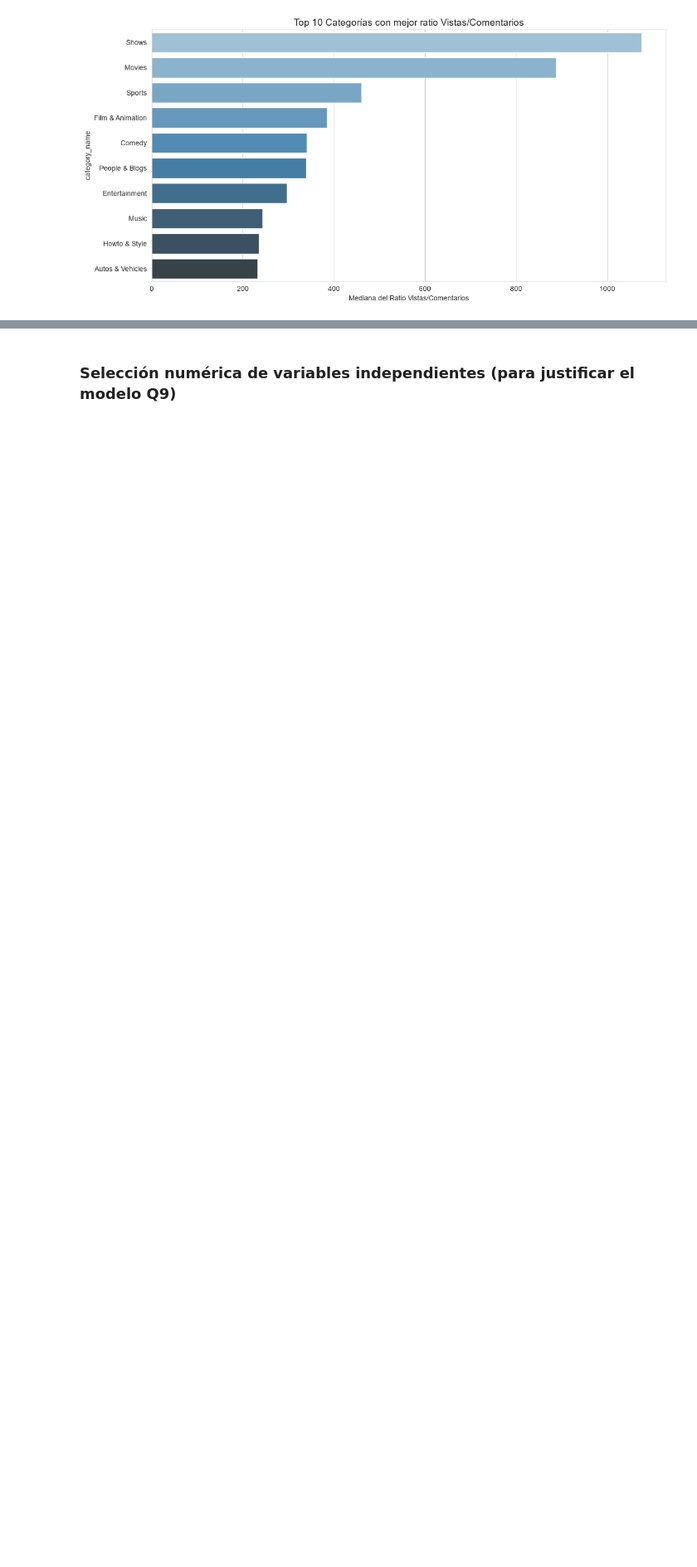
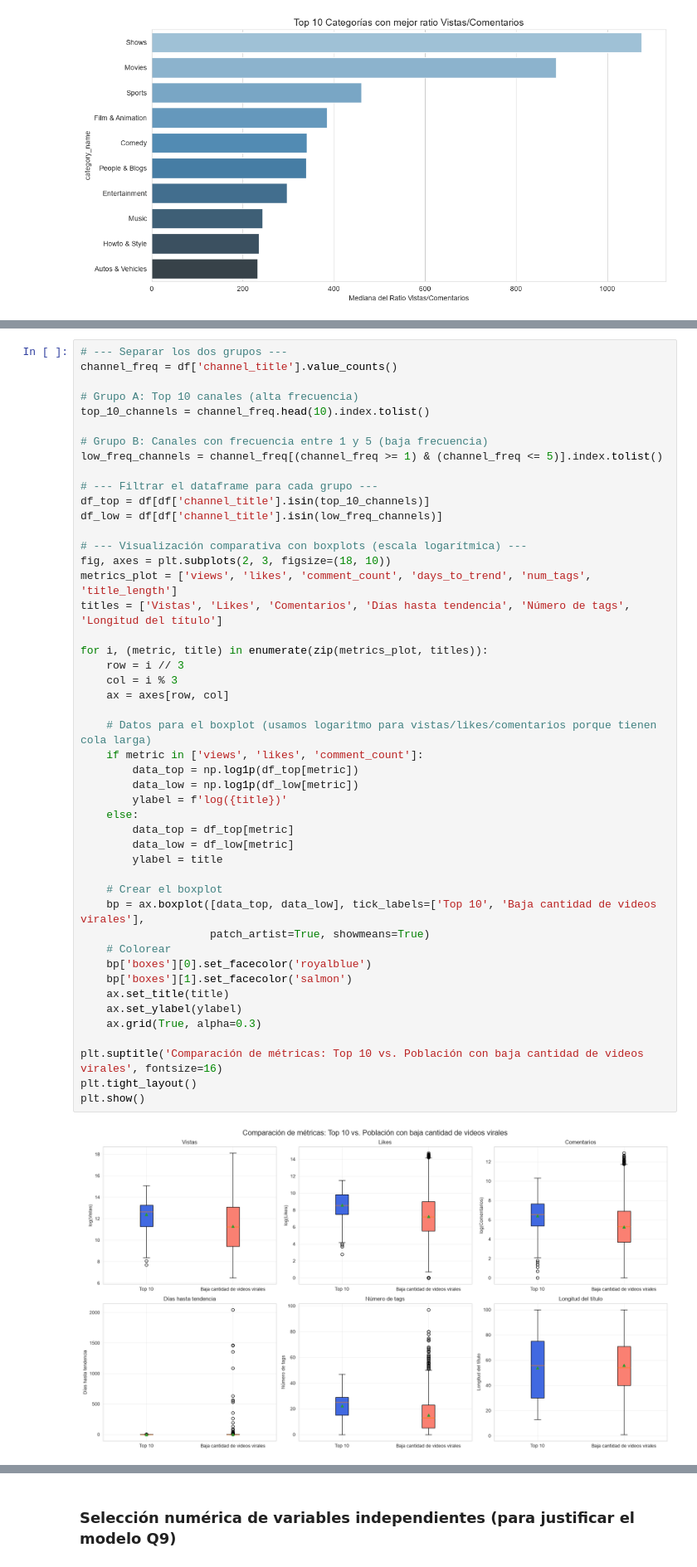
Before and after one commit to MartinDAA/FDS-2026-1-3227, a Jupyter notebook: code/EDA.ipynb, the cells around one changed output, grey strips where cells are left out. Shown at 83% size. Drawn from its saved outputs; the diff is of its cells as text; blank space fills up the shorter version.

```diff
--- a/code/EDA.ipynb
+++ b/code/EDA.ipynb
@@ -221,0 +335,49 @@ plt.show()
+# %%
+# --- Separar los dos grupos ---
+channel_freq = df['channel_title'].value_counts()
+
+# Grupo A: Top 10 canales (alta frecuencia)
+top_10_channels = channel_freq.head(10).index.tolist()
+
+# Grupo B: Canales con frecuencia entre 1 y 5 (baja frecuencia)
+low_freq_channels = channel_freq[(channel_freq >= 1) & (channel_freq <= 5)].index.tolist()
+
+# --- Filtrar el dataframe para cada grupo ---
+df_top = df[df['channel_title'].isin(top_10_channels)]
+df_low = df[df['channel_title'].isin(low_freq_channels)]
+
+# --- Visualización comparativa con boxplots (escala logarítmica) ---
+fig, axes = plt.subplots(2, 3, figsize=(18, 10))
+metrics_plot = ['views', 'likes', 'comment_count', 'days_to_trend', 'num_tags', 'title_length']
+titles = ['Vistas', 'Likes', 'Comentarios', 'Días hasta tendencia', 'Número de tags', 'Longitud del título']
+
+for i, (metric, title) in enumerate(zip(metrics_plot, titles)):
+    row = i // 3
+    col = i % 3
+    ax = axes[row, col]
+
+    # Datos para el boxplot (usamos logaritmo para vistas/likes/comentarios porque tienen cola larga)
+    if metric in ['views', 'likes', 'comment_count']:
+        data_top = np.log1p(df_top[metric])
+        data_low = np.log1p(df_low[metric])
+        ylabel = f'log({title})'
+    else:
+        data_top = df_top[metric]
+        data_low = df_low[metric]
+        ylabel = title
+
+    # Crear el boxplot
+    bp = ax.boxplot([data_top, data_low], tick_labels=['Top 10', 'Baja cantidad de videos virales'],
+                    patch_artist=True, showmeans=True)
+    # Colorear
+    bp['boxes'][0].set_facecolor('royalblue')
+    bp['boxes'][1].set_facecolor('salmon')
+    ax.set_title(title)
+    ax.set_ylabel(ylabel)
+    ax.grid(True, alpha=0.3)
+
+plt.suptitle('Comparación de métricas: Top 10 vs. Población con baja cantidad de videos virales', fontsize=16)
+plt.tight_layout()
+plt.show()
+# %% [output]
+[figure, added]
```
Also changed, not shown: parts of 8 cells of this notebook.
